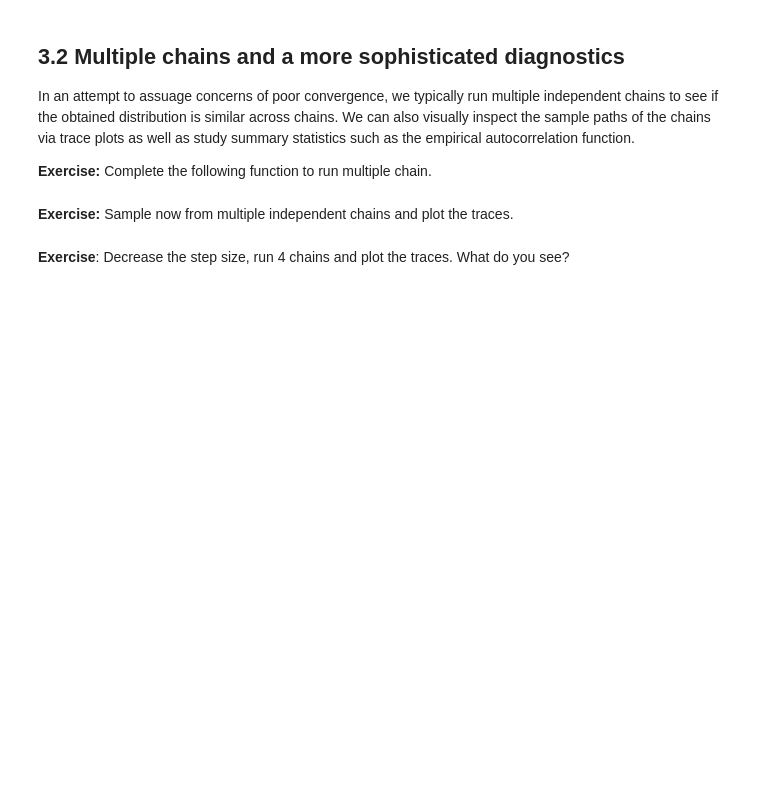
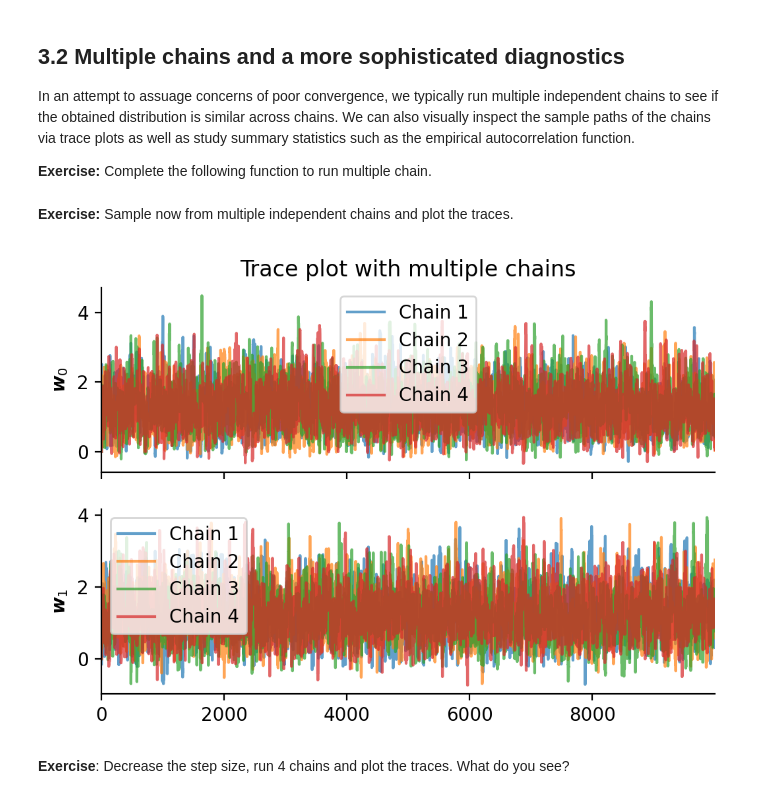
Before and after one commit to annalithell/asi-labs, a Jupyter notebook: lab_week2/Bayesian_Logistic_Regression_MCMC.ipynb, the cells around one changed output. Cells and saved outputs as stored; diff of their text form; code cells hidden in the pictures; blank space fills up the shorter version.

```diff
--- a/lab_week2/Bayesian_Logistic_Regression_MCMC.ipynb
+++ b/lab_week2/Bayesian_Logistic_Regression_MCMC.ipynb
@@ -331,7 +407,10 @@ Complete the following function to run multiple chain.
 def run_multiple_chains(w_init, n_chains, n_samples, step_size=0.5):
     w_init = np.atleast_1d(w_init)
     samples = np.zeros((n_chains, n_samples, *w_init.shape))
-    # @@ COMPLETE @@
+    w = w_init
+    for chain in range(n_chains):
+        samples[chain] = run_sampling(w_init, n_samples, step_size)
+        w = rw_mh_step(w, step_size)
     return samples
 # %% [markdown]
 **Exercise:**
@@ -346,2 +418,26 @@ plt.show()
+# %%
+fig, axs = plt.subplots(2, 1, figsize=[6, 4], sharex=True)
+
+n_chains = 4  # Number of chains
+n_samples = 10000  # Number of samples per chain
+w_init = np.array([0, 0])  # Initial parameter values
+step_size = 0.5  # Step size for the proposal
+
+# Run multiple chains
+samples = run_multiple_chains(w_init, n_chains, n_samples, step_size)
+
+# Plot the traces for w_0 and w_1
+for chain in range(n_chains):
+    axs[0].plot(samples[chain, :, 0], alpha=0.7, label=f"Chain {chain + 1}")  # w_0
+    axs[1].plot(samples[chain, :, 1], alpha=0.7, label=f"Chain {chain + 1}")  # w_1
+
+axs[0].set_ylabel(r"$\boldsymbol{w}_0$")
+axs[1].set_ylabel(r"$\boldsymbol{w}_1$")
+axs[0].set_title("Trace plot with multiple chains")
+axs[0].legend()
+axs[1].legend()
+plt.show()
+# %% [output]
+[figure, added]
 # %% [markdown]
 **Exercise**: Decrease the step size, run 4 chains and plot the traces. What do you see?
```
Also changed, not shown: parts of 11 cells of this notebook.
